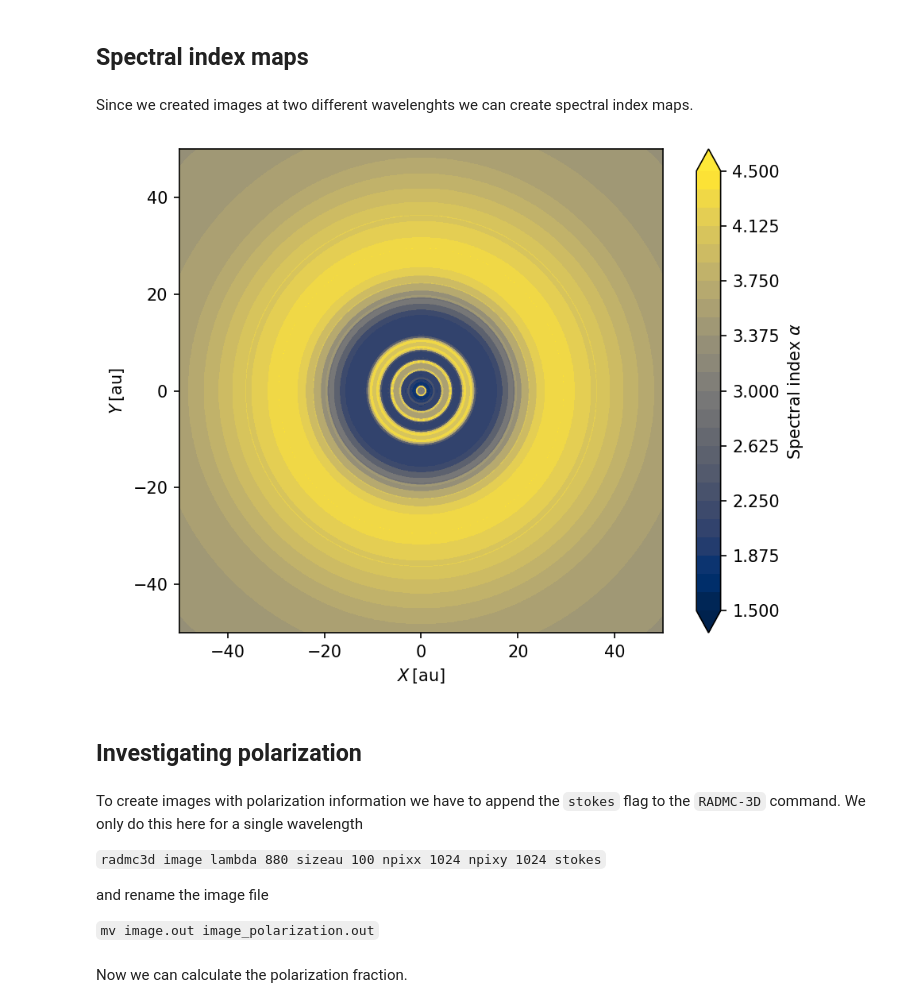
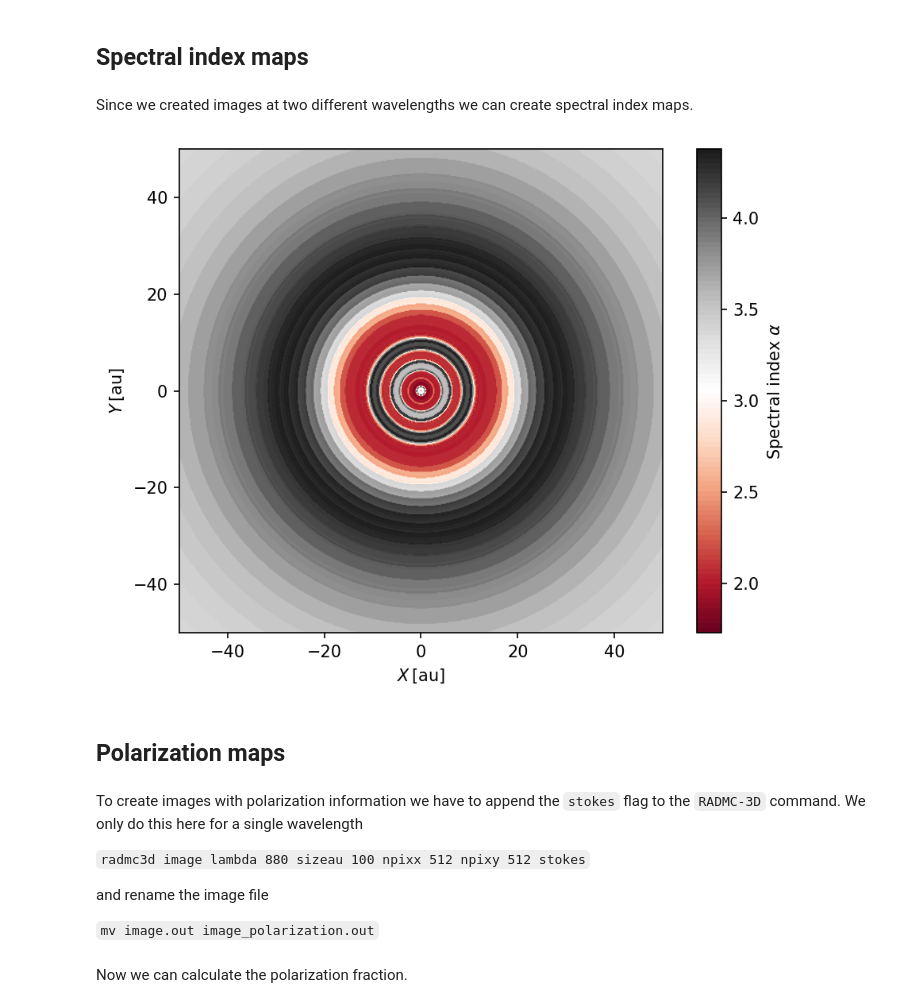
Before and after one commit to stammler/dustpylib, a Jupyter notebook: examples/radtrans/radmc3d.ipynb, the cells around one changed output. Cells and saved outputs as stored; diff of their text form; code cells hidden in the pictures.

Commit message:
Update to radmc3d notebook

```diff
--- a/examples/radtrans/radmc3d.ipynb
+++ b/examples/radtrans/radmc3d.ipynb
@@ -382,33 +375,32 @@ fig.tight_layout()
 # %% [markdown]
 ## Spectral index maps
 # %% [markdown]
-Since we created images at two different wavelenghts we can create spectral index maps.
+Since we created images at two different wavelengths we can create spectral index maps.
 # %%
 alpha = -np.log10(image_radio["I"][..., 0]/image_radio["I"][..., 1]) / np.log10(image_radio["lambda"][0]/image_radio["lambda"][1])
 # %%
 x, y = image_radio["x"], image_radio["y"]
-levels = np.arange(1.5, 4.6, 0.125)
-ticks = np.arange(1.5, 4.6, 0.15)
+levels = np.linspace(alpha.min(), alpha.max(), 100)
+ticks = np.arange(2.0, 4.1, 0.5)
 fig, ax = plt.subplots()
 ax.set_aspect(1)
-p = ax.contourf(x/c.au, y/c.au, alpha.T, cmap="cividis", levels=levels, extend="both")
+p = ax.contourf(x/c.au, y/c.au, alpha.T, cmap="RdGy", levels=levels)
 ax.set_xlabel(r"$X\,\left[\mathrm{au}\right]$")
 ax.set_ylabel(r"$Y\,\left[\mathrm{au}\right]$")
 cbar = plt.colorbar(p)
-#cbar.set_ticks(ticks)
-#cbar.set_ticklabels(["{:.0f}%".format(t*100.) for t in cbar.get_ticks()])
+cbar.set_ticks(ticks)
 cbar.set_label(r"Spectral index $\alpha$")
 ax.set_xlim(-50., 50)
 ax.set_ylim(-50., 50)
 fig.tight_layout()
 # %% [output]
-[figure, old version]
+[figure, new version]
 # %% [markdown]
-## Investigating polarization
+## Polarization maps
 # %% [markdown]
 To create images with polarization information we have to append the `stokes` flag to the `RADMC-3D` command. We only do this here for a single wavelength
 
-`radmc3d image lambda 880 sizeau 100 npixx 1024 npixy 1024 stokes`
+`radmc3d image lambda 880 sizeau 100 npixx 512 npixy 512 stokes`
 
 and rename the image file
 
```
Also changed, not shown: parts of 25 cells of this notebook.
